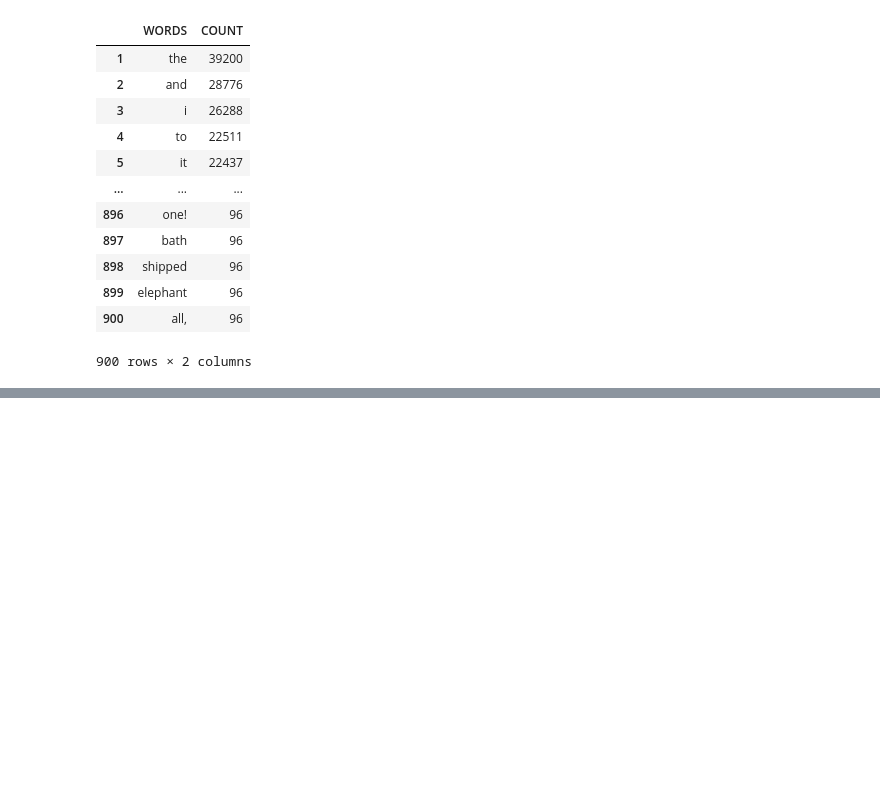
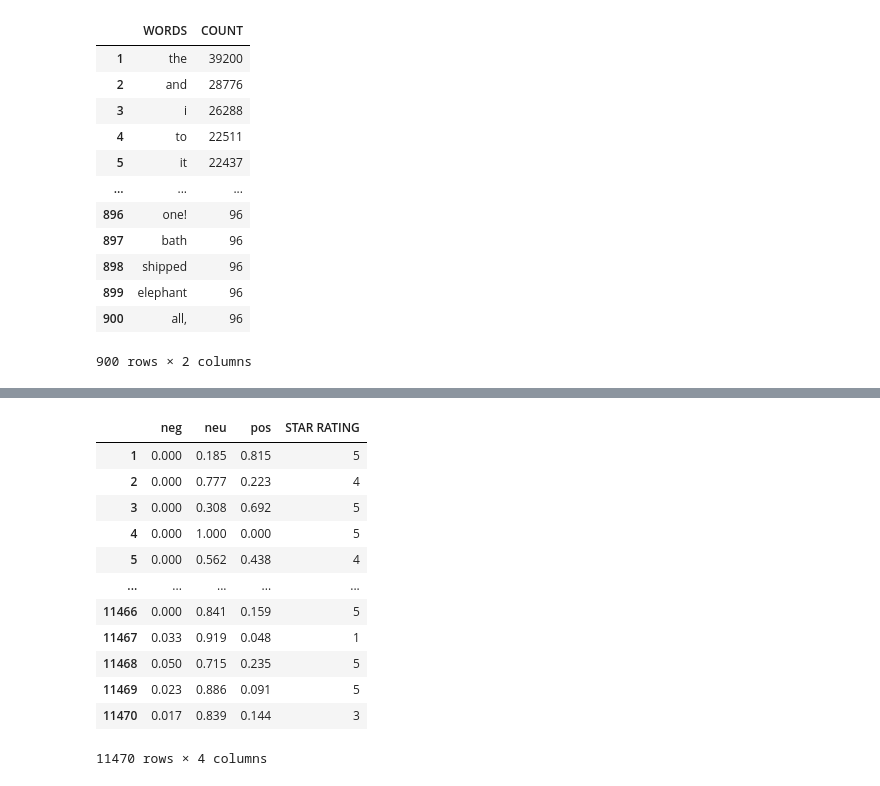
Before and after one commit to norzeelein/MATHEMATICAL-MODELLING-OF-ONLINE-PRODUCT-OFFERINGS, a Jupyter notebook: CODE.ipynb, the cells around one changed output, grey strips where cells are left out. Drawn from its saved outputs; the diff is of its cells as text; code cells hidden in the pictures; blank space fills up the shorter version.

```diff
--- a/CODE.ipynb
+++ b/CODE.ipynb
@@ -598,14 +654,29 @@ BPSentiment[["neg", "neu", "pos", "STAR RATING"]]
 # %%
 # HAIR DRYER SENTIMENT INTENSITY ANALYZER
+HairDryer["REVIEW BODY"] = HairDryer["REVIEW BODY"].fillna("")
 HairDryerSentiment = {}
 for i, row in tqdm(HairDryer.iterrows(), total = len(HairDryer)):
     HDReviews = row["REVIEW BODY"]
     HDID = row["CUSTOMER ID"]
     HairDryerSentiment[HDID] = SentimentIntensityAnalyzer().polarity_scores(HDReviews)
 HDSentiment = pd.DataFrame(HairDryerSentiment).T
 HDSentiment = HDSentiment.reset_index().rename(columns = {"index": "CUSTOMER ID"})
 HDSentiment = HDSentiment.merge(HairDryer, how = "left")
 HDSentiment.index = HDSentiment.index + 1
 HDSentiment[["neg", "neu", "pos", "STAR RATING"]]
+# %% [output]
+|  | neg | neu | pos | STAR RATING |
+| 1 | 0.000 | 0.185 | 0.815 | 5 |
+| 2 | 0.000 | 0.777 | 0.223 | 4 |
+| 3 | 0.000 | 0.308 | 0.692 | 5 |
+| 4 | 0.000 | 1.000 | 0.000 | 5 |
+| 5 | 0.000 | 0.562 | 0.438 | 4 |
+| ... | ... | ... | ... | ... |
+| 11466 | 0.000 | 0.841 | 0.159 | 5 |
+| 11467 | 0.033 | 0.919 | 0.048 | 1 |
+| 11468 | 0.050 | 0.715 | 0.235 | 5 |
+| 11469 | 0.023 | 0.886 | 0.091 | 5 |
+| 11470 | 0.017 | 0.839 | 0.144 | 3 |
+11470 rows × 4 columns
 # %%
 # MICROWAVE OVEN SENTIMENT INTENSITY ANALYZER
```
Also changed, not shown: parts of 52 cells of this notebook.
